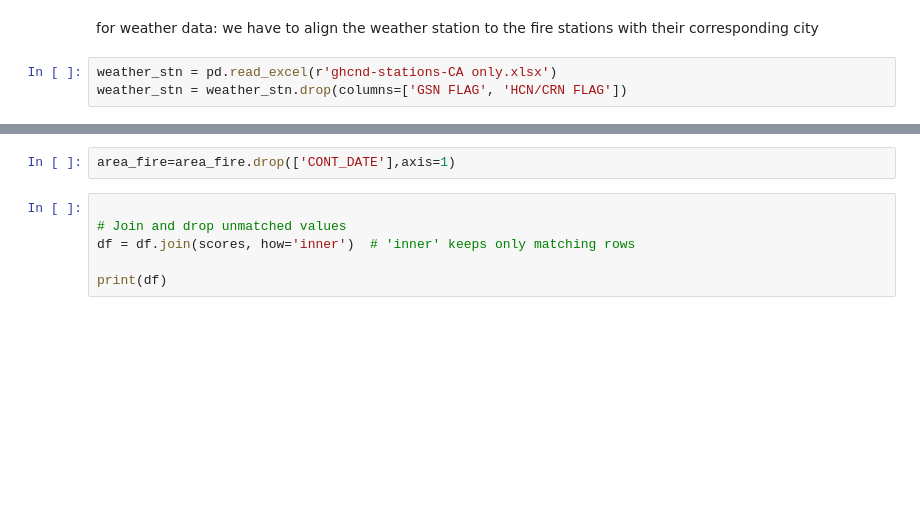
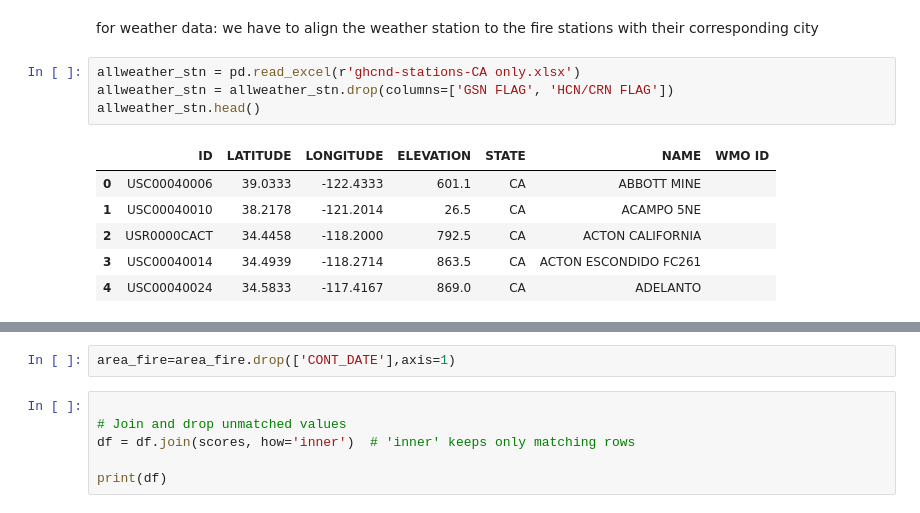
Before and after one commit to Ruhan105/IRC-Group5, a Jupyter notebook: cali fire trial.ipynb, the cells around one changed output, grey strips where cells are left out. Saved outputs shown, nothing was run; the diff lists cells and outputs as text; blank space fills up the shorter version.

```diff
--- a/cali fire trial.ipynb
+++ b/cali fire trial.ipynb
@@ -56,5 +97,13 @@ agent_name= city_mentioned['Display Value']
 for weather data: we have to align the weather station to the fire stations
 with their corresponding city
 # %%
-weather_stn = pd.read_excel(r'ghcnd-stations-CA only.xlsx')
-weather_stn = weather_stn.drop(columns=['GSN FLAG', 'HCN/CRN FLAG'])
+allweather_stn = pd.read_excel(r'ghcnd-stations-CA only.xlsx')
+allweather_stn = allweather_stn.drop(columns=['GSN FLAG', 'HCN/CRN FLAG'])
+allweather_stn.head()
+# %% [output]
+|  | ID | LATITUDE | LONGITUDE | ELEVATION | STATE | NAME | WMO ID |
+| 0 | USC00040006 | 39.0333 | -122.4333 | 601.1 | CA | ABBOTT MINE |  |
+| 1 | USC00040010 | 38.2178 | -121.2014 | 26.5 | CA | ACAMPO 5NE |  |
+| 2 | USR0000CACT | 34.4458 | -118.2000 | 792.5 | CA | ACTON CALIFORNIA |  |
+| 3 | USC00040014 | 34.4939 | -118.2714 | 863.5 | CA | ACTON ESCONDIDO FC261 |  |
+| 4 | USC00040024 | 34.5833 | -117.4167 | 869.0 | CA | ADELANTO |  |
```
Also changed, not shown: parts of 6 cells of this notebook, 2 other files.
